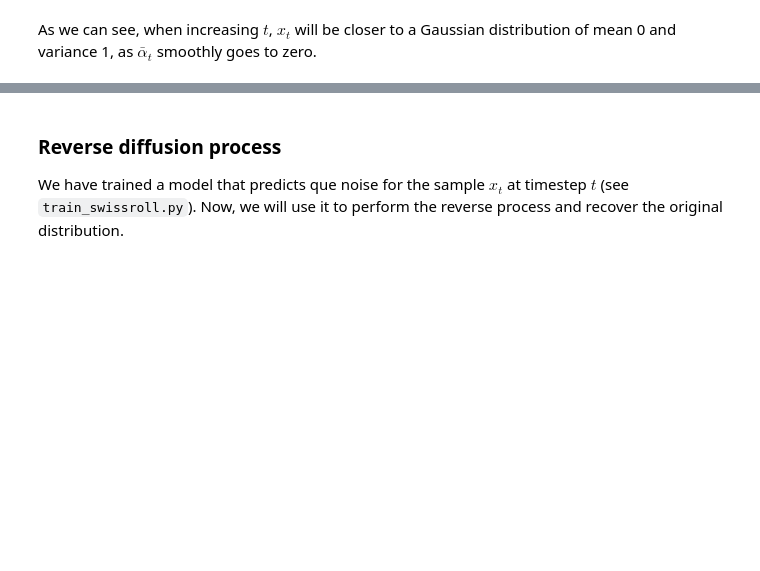
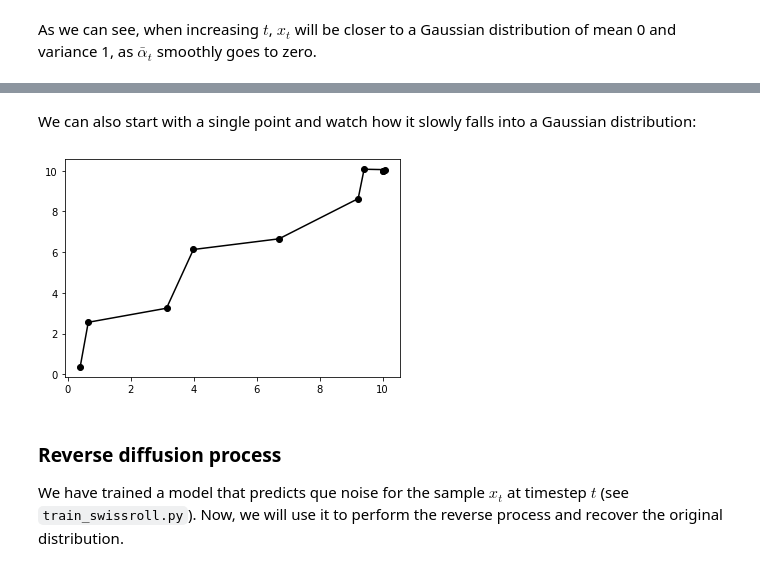
Before and after one commit to jgcarrasco/diffusion, a Jupyter notebook: explore.ipynb, the cells around one changed output, grey strips where cells are left out. Cells and saved outputs as stored; diff of their text form; code cells hidden in the pictures; blank space fills up the shorter version.

```diff
--- a/explore.ipynb
+++ b/explore.ipynb
@@ -87,3 +88,13 @@ ValueError: too many values to unpack (expected 3)
+# %% [markdown]
+We can also start with a single point and watch how it slowly falls into a Gaussian distribution:
+# %%
+ts = torch.arange(0, 100, 10)
+x_0 = torch.tensor([[10., 10.]]*len(ts))
+x_t = diffusion.sample_q(x_0, ts)
+plt.plot(x_t[:, 0], x_t[:, 1], 'ko-')
+plt.show()
+# %% [output]
+[figure, added]
 # %% [markdown]
 ### Reverse diffusion process
 
```
Also changed, not shown: parts of 5 cells of this notebook, 2 other files.
